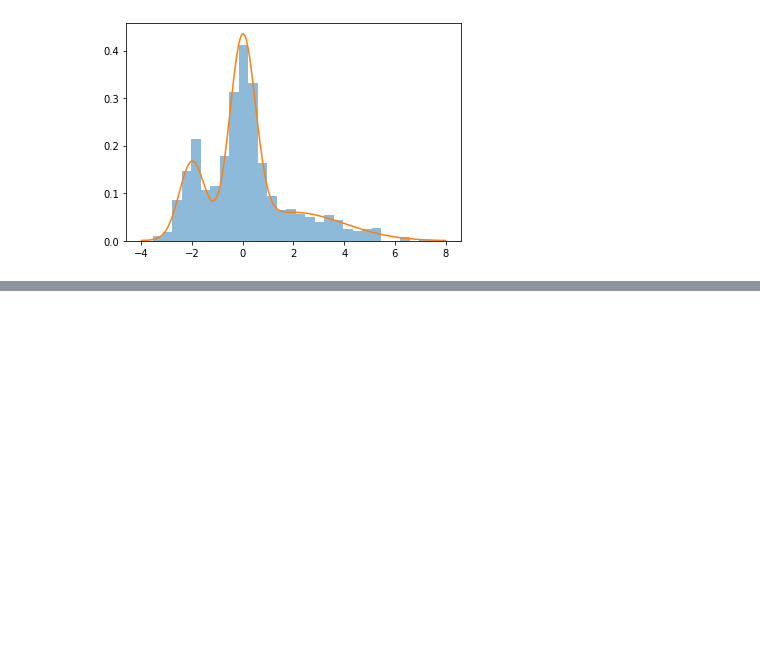
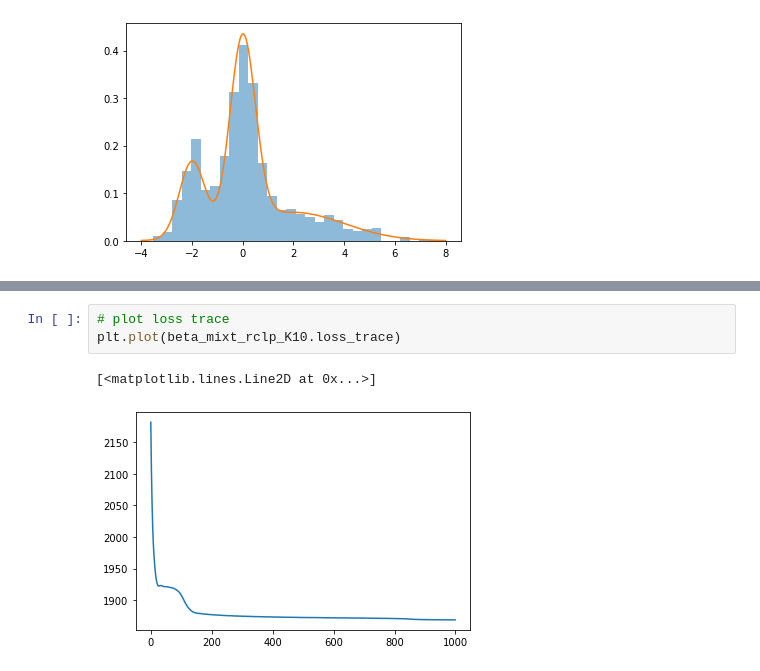
Before and after one commit to reichlab/rclp, a Jupyter notebook: demo.ipynb, the cells around one changed output, grey strips where cells are left out. Cells and saved outputs as stored; diff of their text form; blank space fills up the shorter version.

```diff
--- a/demo.ipynb
+++ b/demo.ipynb
@@ -163,3 +186,9 @@ plt.plot(beta_rclp.loss_trace)
+# %%
+# plot loss trace
+plt.plot(beta_mixt_rclp_K10.loss_trace)
+# %% [output]
+[<matplotlib.lines.Line2D at 0x...>]
+[figure, added]
 # %%
 # calculate and plot densities from the linear pool
 # and the beta recalibrated linear pool
```
Also changed, not shown: parts of 9 cells of this notebook, 1 other file.
